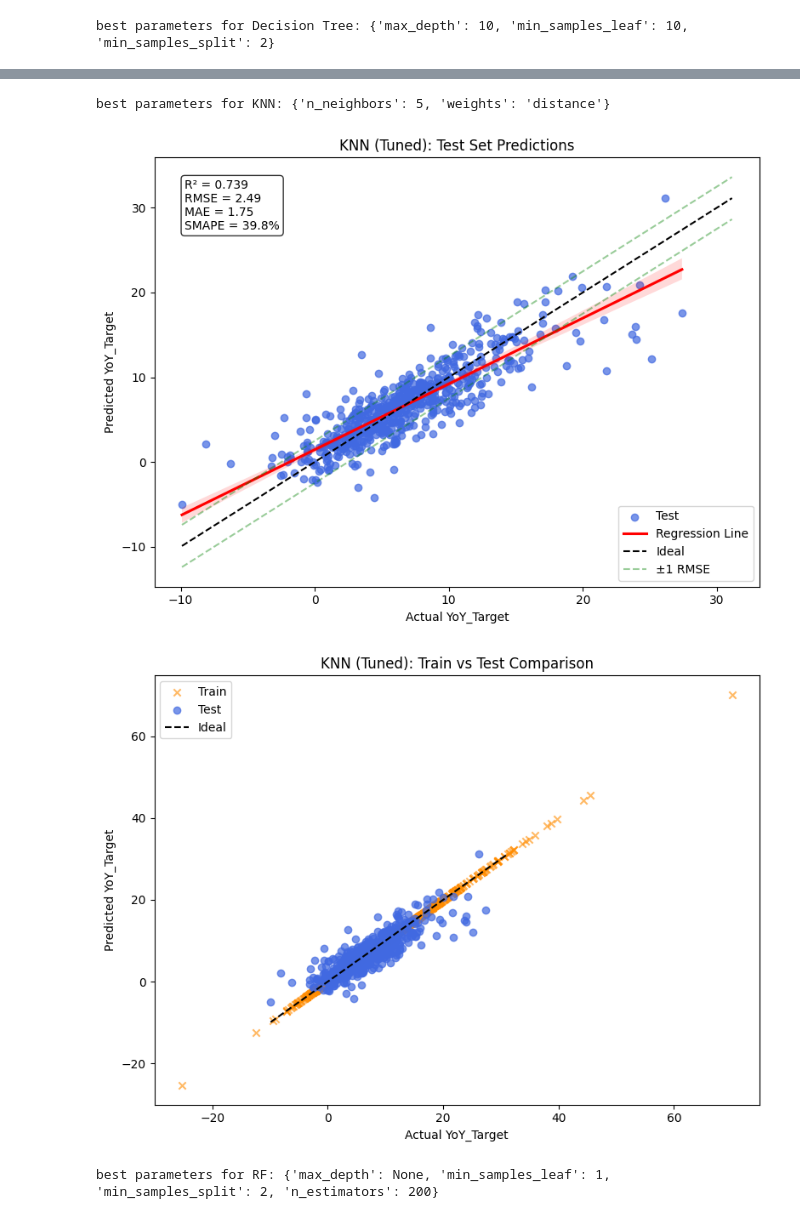
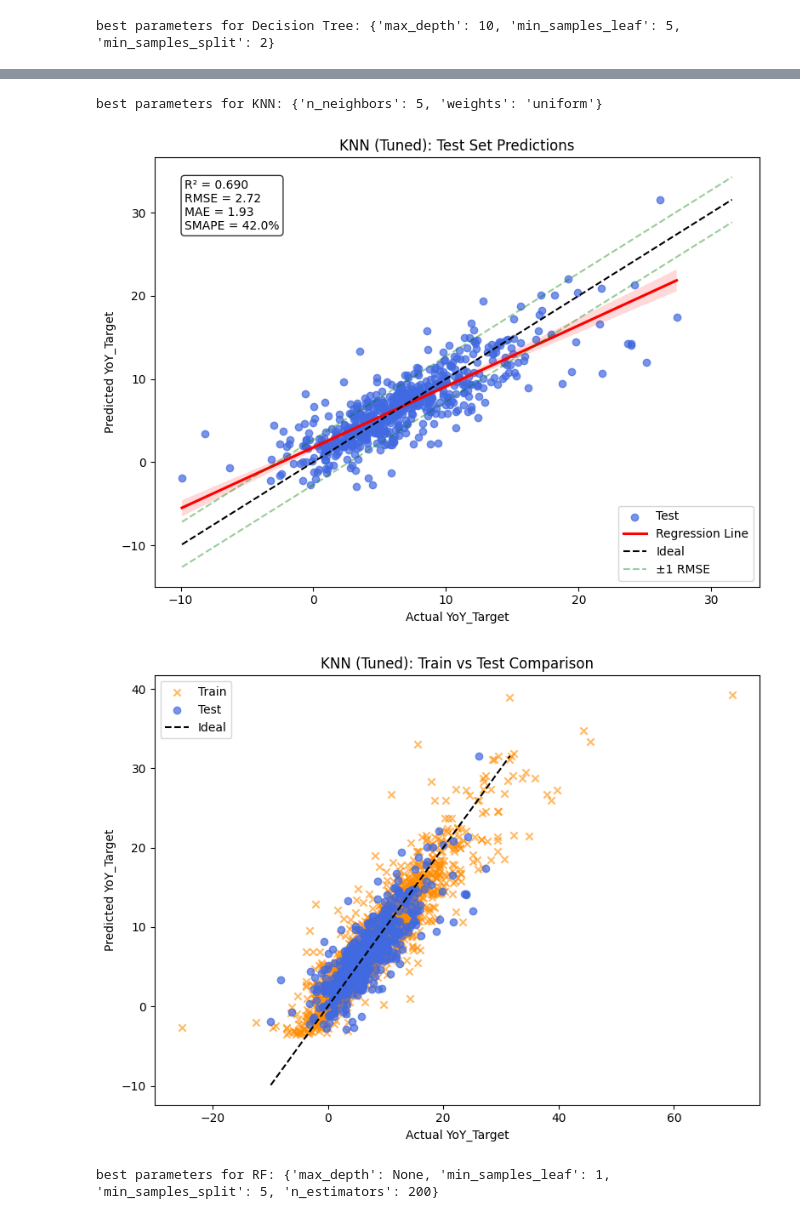
Before and after one commit to linnerlek/predicting-house-values, a Jupyter notebook: model.ipynb, the cells around one changed output, grey strips where cells are left out. Drawn from its saved outputs; the diff is of its cells as text; code cells hidden in the pictures.

```diff
--- a/model.ipynb
+++ b/model.ipynb
@@ -3,26 +6,37 @@ import pandas as pd
 import numpy as np
 from sklearn.preprocessing import StandardScaler
 from sklearn.model_selection import train_test_split
-import matplotlib.pyplot as plt
-import seaborn as sns
 
 df = pd.read_csv("final_processed_dataset.csv")
 print(f"Loaded dataset with {df.shape[0]} rows and {df.shape[1]} columns.")
-df.head(0)
 
-# filter to rows with a valid target
-df_model = df.copy()
-df_model = df_model[df_model["YoY_target"].notna()].copy()
+# Separate rows with and without target
+df_model = df[df["YoY_target"].notna()].copy()
 future_df = df[df["YoY_target"].isna()].copy()
 
-
-# separate features and target
+# Separate features and target
 y = df_model["YoY_target"]
 X = df_model.drop(columns=["YoY_target"])
 
-# drop rows with missing values
+# Drop NA rows
 X = X.dropna()
 y = y.loc[X.index]
 
-X.head(0)
+# Train/test split based on ZIP
+unique_zips = X["ZIP"].unique()
+train_zips, test_zips = train_test_split(unique_zips, test_size=0.2, random_state=42)
+
+train_mask = X["ZIP"].isin(train_zips)
+X_train_raw = X[train_mask].copy()
+X_test_raw = X[~train_mask].copy()
+X_train = X_train_raw.drop(columns=["ZIP"])
+X_test = X_test_raw.drop(columns=["ZIP"])
+
+y_train = y[train_mask]
+y_test = y[~train_mask]
+
+# Scale
+scaler = StandardScaler()
+X_train_scaled = scaler.fit_transform(X_train)
+X_test_scaled = scaler.transform(X_test)
 # %% [output]
@@ -203,8 +140,5 @@ because they show the highest mean r2 score and the boxplot is nice and compress
 # %%
 from sklearn.feature_selection import SelectKBest, mutual_info_regression
-from sklearn.tree import DecisionTreeRegressor
-from sklearn.ensemble import RandomForestRegressor
-from sklearn.neighbors import KNeighborsRegressor
 from sklearn.model_selection import GridSearchCV
 from sklearn.metrics import r2_score, mean_squared_error, mean_absolute_error
 import matplotlib.pyplot as plt
@@ -243,18 +177,18 @@ for name, (model, k_features) in model_configs.items():
             'min_samples_leaf': [1, 2]
         }
         base = RandomForestRegressor(random_state=42)
-        grid_search = GridSearchCV(base, param_grid, cv=3, scoring='r2', n_jobs=-1)
+        grid_search = GridSearchCV(base, param_grid, cv=5, scoring='r2', n_jobs=-1)
         grid_search.fit(X_train_sel, y_train)
         model = grid_search.best_estimator_
         print(f"best parameters for RF: {grid_search.best_params_}")
 
     elif model == "gridsearch_knn":
         param_grid = {
-            'n_neighbors': [5, 6, 7],
-            'weights': ['uniform', 'distance']
+            'n_neighbors': [5, 6, 7, 10, 15],
+            'weights': ['uniform'], # 'distance' is not used in this case because it overfits
         }
         base = KNeighborsRegressor()
-        grid_search = GridSearchCV(base, param_grid, cv=3, scoring='r2', n_jobs=-1)
+        grid_search = GridSearchCV(base, param_grid, cv=5, scoring='r2', n_jobs=-1)
         grid_search.fit(X_train_sel, y_train)
         model = grid_search.best_estimator_
         print(f"best parameters for KNN: {grid_search.best_params_}")
@@ -266,7 +200,7 @@ for name, (model, k_features) in model_configs.items():
             'min_samples_split': [2, 5]
         }
         base = DecisionTreeRegressor(random_state=42)
-        grid_search = GridSearchCV(base, param_grid, cv=3, scoring='r2', n_jobs=-1)
+        grid_search = GridSearchCV(base, param_grid, cv=5, scoring='r2', n_jobs=-1)
         grid_search.fit(X_train_sel, y_train)
         model = grid_search.best_estimator_
         print(f"best parameters for Decision Tree: {grid_search.best_params_}")
@@ -321,4 +255,4 @@ for name, (model, k_features) in model_configs.items():
     plt.tight_layout()
     plt.show()
 # %% [output]
-best parameters for Decision Tree: {'max_depth': 10, 'min_samples_leaf': 10, 'min_samples_split': 2}
+best parameters for Decision Tree: {'max_depth': 10, 'min_samples_leaf': 5, 'min_samples_split': 2}
@@ -327,4 +261,4 @@ best parameters for Decision Tree: {'max_depth': 10, 'min_samples_leaf': 10, 'mi
-best parameters for KNN: {'n_neighbors': 5, 'weights': 'distance'}
+best parameters for KNN: {'n_neighbors': 5, 'weights': 'uniform'}
-[figure, old version]
+[figure, new version]
-[figure, old version]
+[figure, new version]
-best parameters for RF: {'max_depth': None, 'min_samples_leaf': 1, 'min_samples_split': 2, 'n_estimators': 200}
+best parameters for RF: {'max_depth': None, 'min_samples_leaf': 1, 'min_samples_split': 5, 'n_estimators': 200}
```
Also changed, not shown: parts of 14 cells of this notebook, 15 other files.
